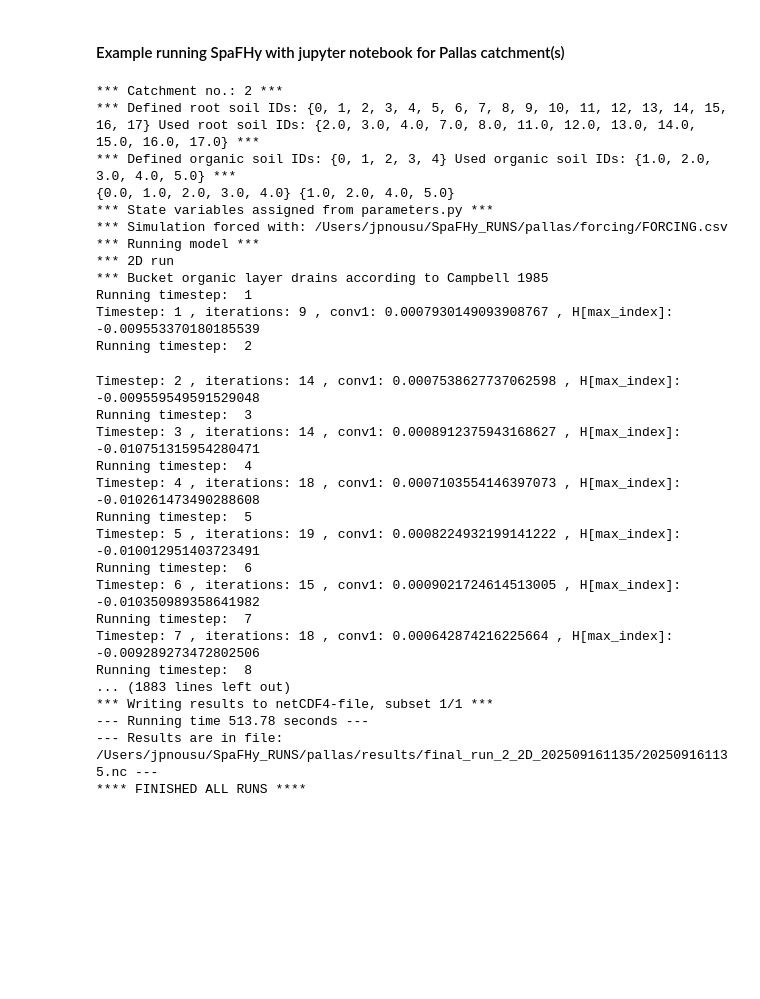
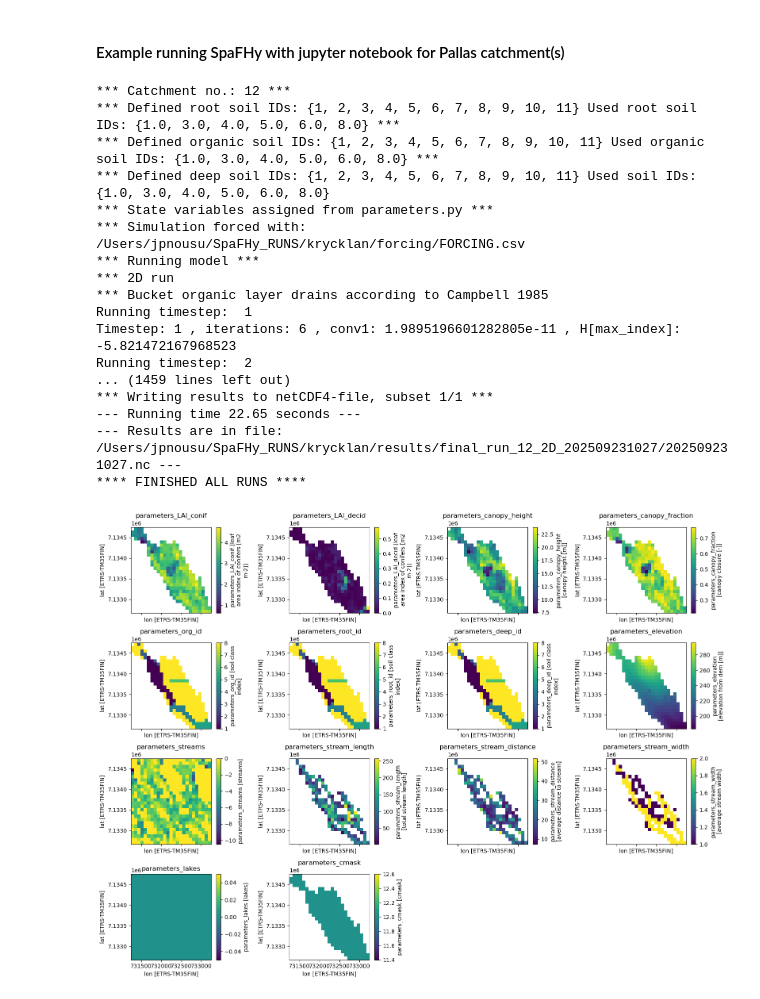
Before and after one commit to jpnousu/SpaFHy_v2.0, a Jupyter notebook: run_example.ipynb, the cells around one changed output. Drawn from its saved outputs; the diff is of its cells as text; code cells hidden in the pictures; blank space fills up the shorter version.

```diff
--- a/run_example.ipynb
+++ b/run_example.ipynb
@@ -8,14 +8,23 @@ import numpy as np
 import matplotlib.pyplot as plt
 import xarray as xr
 
-# example how to run single catchment or multiple catchments in parallel
-catchment = 'pallas'
-run_multiple = False # run multiple catchments in parallel
+###############################################################################
+# example parameters to run single catchment or multiple catchments in parallel
+catchment = 'krycklan' # 'krycklan' / 'pallas' / 'hyytiala'
+run_multiple = False # run multiple catchments in parallel (Boolean)
+run_one = 12 # run one specific subcatchment (if pallas, 2 = lonmpolonjängänoja)
+###############################################################################
 
+# setting up subcatchments in catchment_no
 if run_multiple: # running multiple catchments as in catchment_no
-    catchment_no = np.arange(2,13,1) # catchment_no from 2 to 12
+    if catchment == 'pallas':
+        catchment_no = np.arange(2,13,1)
+    elif catchment == 'krycklan':
+        catchment_no = np.arange(1,23,1)
+        exclude = [11, 17, 18, 19]
+        catchment_no = np.setdiff1d(catchment_no, exclude)
 else:
-    catchment_no = 2 # running only catchment_no 2 (= lompolonjängänoja)
+    catchment_no = run_one
 
 folder = f'/Users/jpnousu/SpaFHy_RUNS/{catchment}' # output directory where the /results directory is located
 outputfile = parallel_driver(catchment, catchment_no, create_ncf=True, create_spinup=False, output=True, folder=folder)
@@ -23,35 +32,48 @@ outputfile = parallel_driver(catchment, catchment_no, create_ncf=True, create_sp
 # Reading the .nc results file that was just created
 results = xr.open_dataset(outputfile[0])
 # %% [output]
-*** Catchment no.: 2 ***
-*** Defined root soil IDs: {0, 1, 2, 3, 4, 5, 6, 7, 8, 9, 10, 11, 12, 13, 14, 15, 16, 17} Used root soil IDs: {2.0, 3.0, 4.0, 7.0, 8.0, 11.0, 12.0, 13.0, 14.0, 15.0, 16.0, 17.0} ***
-*** Defined organic soil IDs: {0, 1, 2, 3, 4} Used organic soil IDs: {1.0, 2.0, 3.0, 4.0, 5.0} ***
-{0.0, 1.0, 2.0, 3.0, 4.0} {1.0, 2.0, 4.0, 5.0}
+*** Catchment no.: 12 ***
+*** Defined root soil IDs: {1, 2, 3, 4, 5, 6, 7, 8, 9, 10, 11} Used root soil IDs: {1.0, 3.0, 4.0, 5.0, 6.0, 8.0} ***
+*** Defined organic soil IDs: {1, 2, 3, 4, 5, 6, 7, 8, 9, 10, 11} Used organic soil IDs: {1.0, 3.0, 4.0, 5.0, 6.0, 8.0} ***
+*** Defined deep soil IDs: {1, 2, 3, 4, 5, 6, 7, 8, 9, 10, 11} Used soil IDs: {1.0, 3.0, 4.0, 5.0, 6.0, 8.0}
 *** State variables assigned from parameters.py ***
-*** Simulation forced with: /Users/jpnousu/SpaFHy_RUNS/pallas/forcing/FORCING.csv
+*** Simulation forced with: /Users/jpnousu/SpaFHy_RUNS/krycklan/forcing/FORCING.csv
 *** Running model ***
 *** 2D run
 *** Bucket organic layer drains according to Campbell 1985
 Running timestep:  1
-Timestep: 1 , iterations: 9 , conv1: 0.0007930149093908767 , H[max_index]: -0.009553370180185539
+Timestep: 1 , iterations: 6 , conv1: 1.9895196601282805e-11 , H[max_index]: -5.821472167968523
 Running timestep:  2
+... (1459 lines left out)
+*** Writing results to netCDF4-file, subset 1/1 ***
+--- Running time 22.65 seconds ---
+--- Results are in file: /Users/jpnousu/SpaFHy_RUNS/krycklan/results/final_run_12_2D_202509231027/202509231027.nc ---
+**** FINISHED ALL RUNS ****
-Timestep: 2 , iterations: 14 , conv1: 0.0007538627737062598 , H[max_index]: -0.009559549591529048
-Running timestep:  3
-Timestep: 3 , iterations: 14 , conv1: 0.0008912375943168627 , H[max_index]: -0.010751315954280471
-Running timestep:  4
-Timestep: 4 , iterations: 18 , conv1: 0.0007103554146397073 , H[max_index]: -0.010261473490288608
-Running timestep:  5
-Timestep: 5 , iterations: 19 , conv1: 0.0008224932199141222 , H[max_index]: -0.010012951403723491
-Running timestep:  6
-Timestep: 6 , iterations: 15 , conv1: 0.0009021724614513005 , H[max_index]: -0.010350989358641982
-Running timestep:  7
-Timestep: 7 , iterations: 18 , conv1: 0.000642874216225664 , H[max_index]: -0.009289273472802506
-Running timestep:  8
-... (1883 lines left out)
-*** Writing results to netCDF4-file, subset 1/1 ***
---- Running time 513.78 seconds ---
---- Results are in file: /Users/jpnousu/SpaFHy_RUNS/pallas/results/final_run_2_2D_202509161135/202509161135.nc ---
-**** FINISHED ALL RUNS ****
+# %%
+import math
+
+# Collect all keys starting with "parameters_"
+param_keys = [k for k in results.keys() if k.startswith("parameters_")]
+
+# Grid setup: 4 columns, rows computed automatically
+ncols = 4
+nrows = math.ceil(len(param_keys) / ncols)
+
+fig, axes = plt.subplots(nrows, ncols, figsize=(4*ncols, 3*nrows), sharex=True)
+
+axes = axes.flatten()
+
+for ax, key in zip(axes, param_keys):
+    results[key].plot(ax=ax)
+    ax.set_title(key)
+
+for ax in axes[len(param_keys):]:
+    ax.set_visible(False)
+
+plt.tight_layout()
+plt.show()
+# %% [output]
+[figure, added]
 # %%
 # example plot 1 (works for 1D, TOP, or 2D simulation)
 
```
Also changed, not shown: parts of 2 cells of this notebook, 4 other files.
